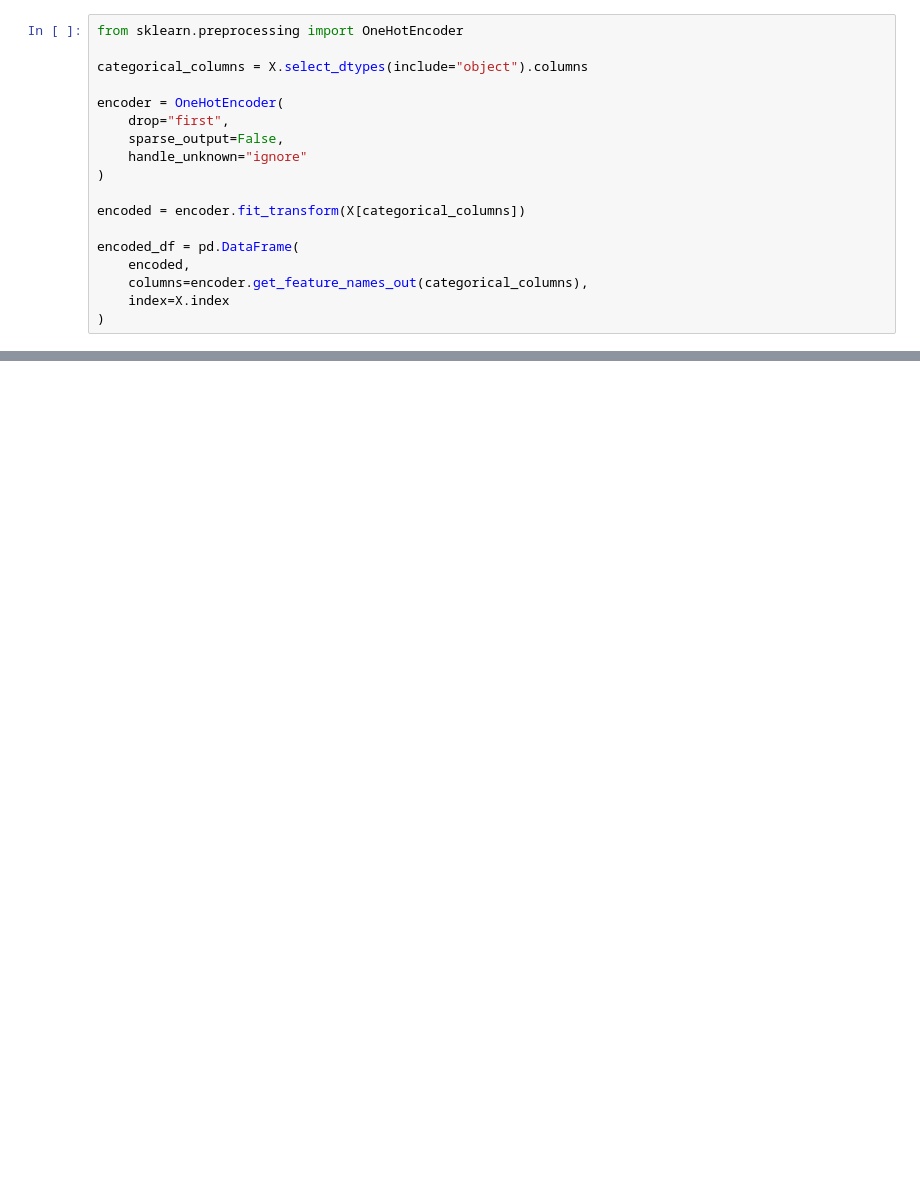
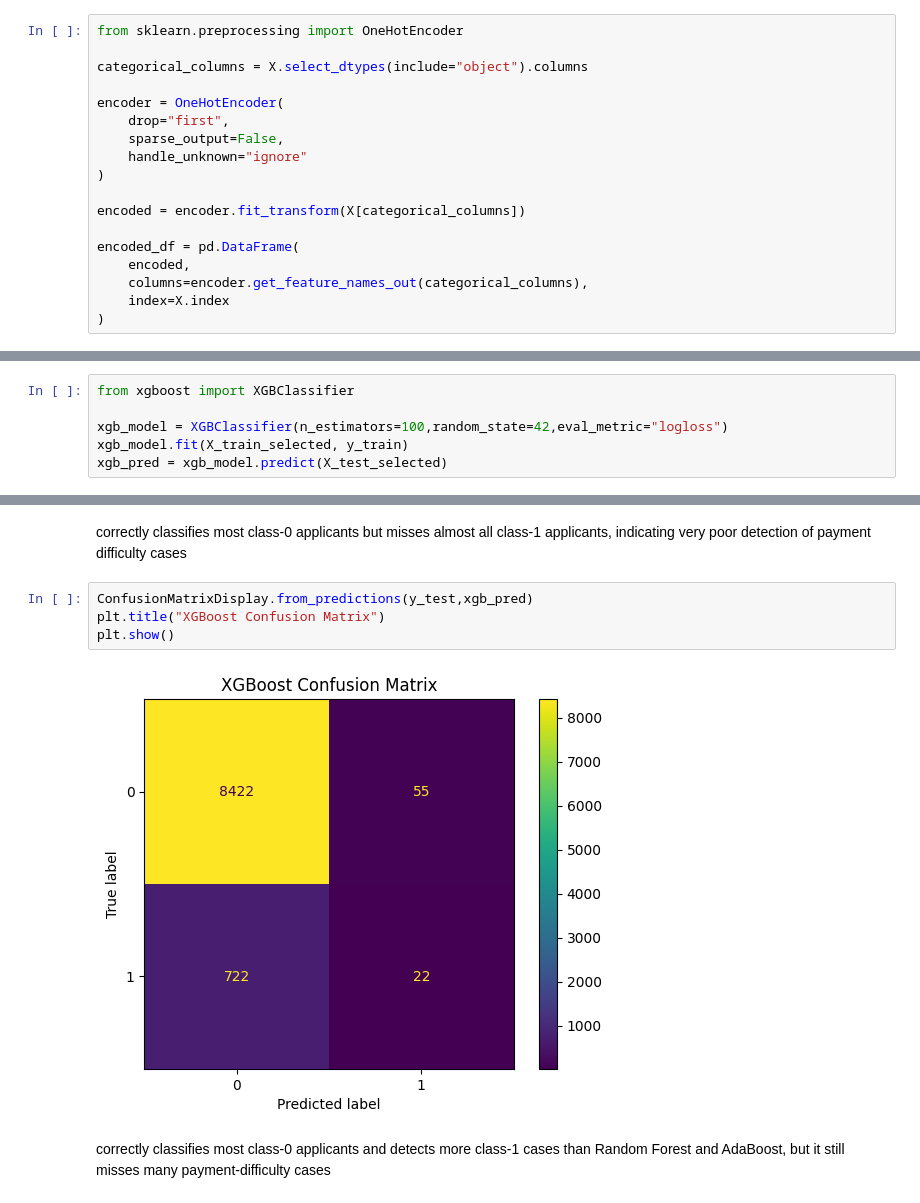
Before and after one commit to divyanshusengar33/MLCoE-Tasks3, a Jupyter notebook: MLCoE_task3.ipynb, the cells around one changed output, grey strips where cells are left out. Drawn from its saved outputs; the diff is of its cells as text; blank space fills up the shorter version.

```diff
--- a/MLCoE_task3.ipynb
+++ b/MLCoE_task3.ipynb
@@ -593,0 +676,6 @@ plt.show()
+# %%
+from xgboost import XGBClassifier
+
+xgb_model = XGBClassifier(n_estimators=100,random_state=42,eval_metric="logloss")
+xgb_model.fit(X_train_selected, y_train)
+xgb_pred = xgb_model.predict(X_test_selected)
@@ -593,0 +733,10 @@ plt.show()
+# %% [markdown]
+correctly classifies most class-0 applicants but misses almost all class-1 applicants, indicating very poor detection of payment difficulty cases
+# %%
+ConfusionMatrixDisplay.from_predictions(y_test,xgb_pred)
+plt.title("XGBoost Confusion Matrix")
+plt.show()
+# %% [output]
+[figure, added]
+# %% [markdown]
+correctly classifies most class-0 applicants and detects more class-1 cases than Random Forest and AdaBoost, but it still misses many payment-difficulty cases
```
Also changed, not shown: parts of 82 cells of this notebook, 3 other files.
